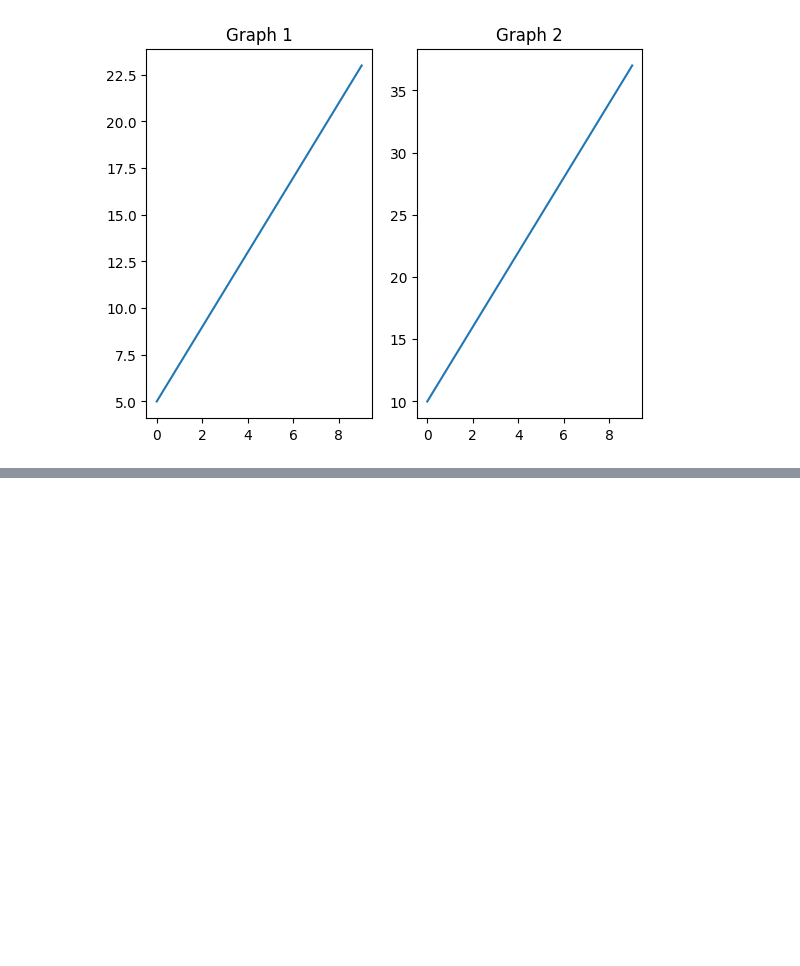
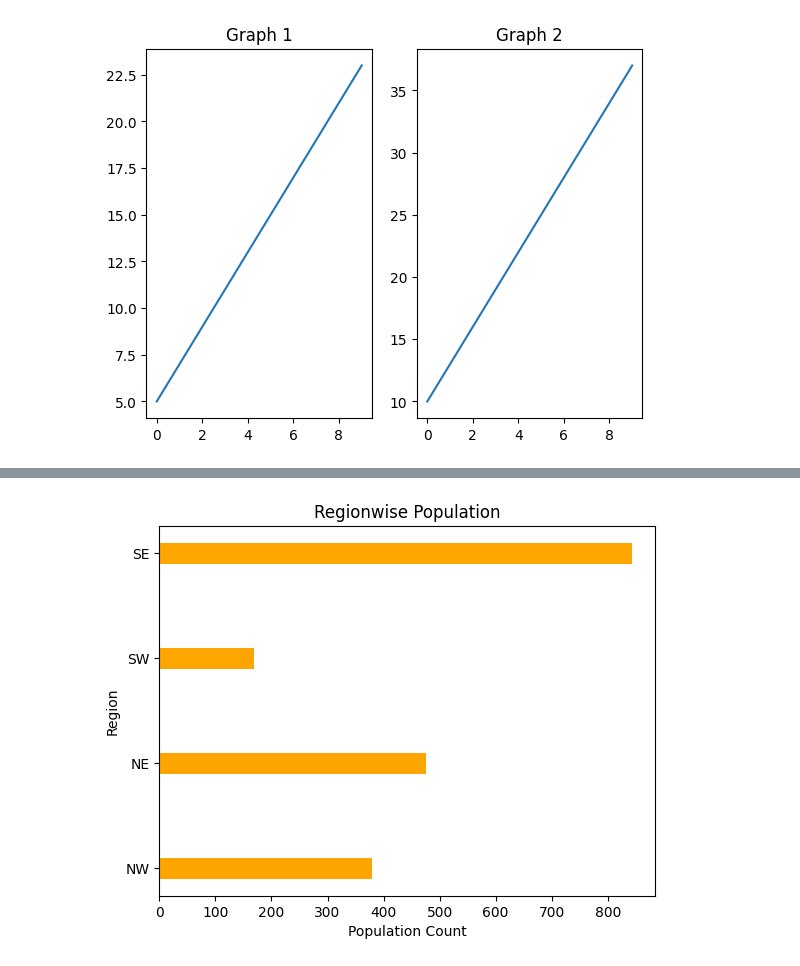
Before and after one commit to ShatakshiR/PythonDemo, a Jupyter notebook: visualization.ipynb, the cells around one changed output, grey strips where cells are left out. Saved outputs shown, nothing was run; the diff lists cells and outputs as text; code cells hidden in the pictures; blank space fills up the shorter version.

```diff
--- a/visualization.ipynb
+++ b/visualization.ipynb
@@ -85,0 +108,9 @@ plt.show()
+# %%
+# Horizontal Bar charts
+plt.barh(region, population, color='orange', height=0.2)
+plt.title('Regionwise Population')
+plt.ylabel('Region')
+plt.xlabel('Population Count')
+plt.show()
+# %% [output]
+[figure, added]
```
Also changed, not shown: parts of 6 cells of this notebook.
